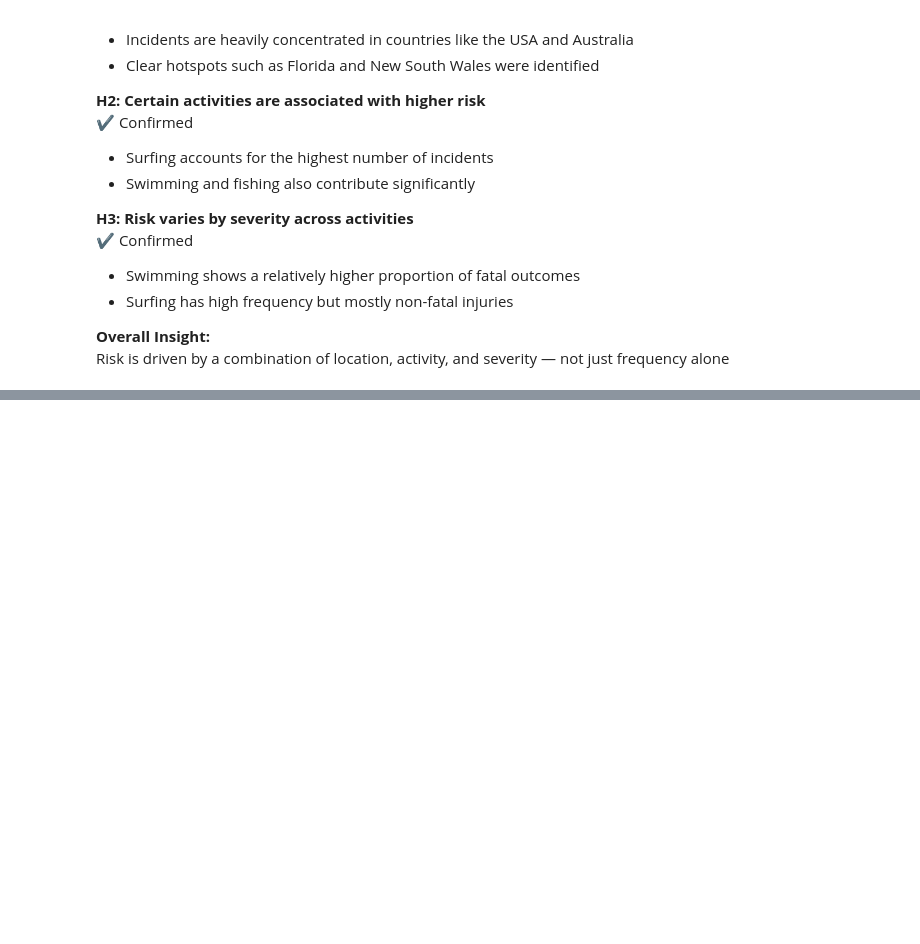
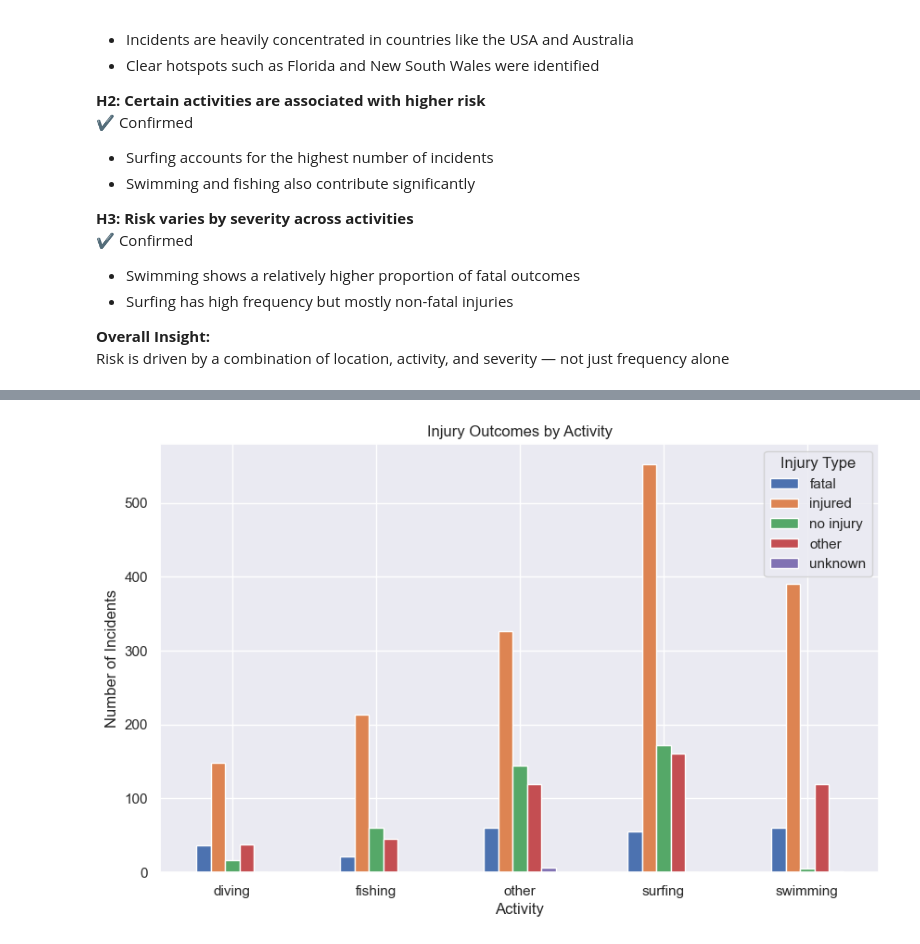
Before and after one commit to lgrefenstein/data-cleaning-pandas, a Jupyter notebook: eda.ipynb, the cells around one changed output, grey strips where cells are left out. Saved outputs shown, nothing was run; the diff lists cells and outputs as text; code cells hidden in the pictures; blank space fills up the shorter version.

```diff
--- a/eda.ipynb
+++ b/eda.ipynb
@@ -265,0 +284,16 @@ We aim to keep visualizations simple, readable, and directly aligned with our ke
+# %%
+# Create a crosstab for activity and injury
+activity_injury = pd.crosstab(df_recent["activity_final"], df_recent["injury_final"])
+# %%
+# Plot activity vs injury as grouped bar chart
+activity_injury.plot(kind="bar", figsize=(10, 6))
+
+plt.title("Injury Outcomes by Activity")
+plt.xlabel("Activity")
+plt.ylabel("Number of Incidents")
+plt.legend(title="Injury Type")
+plt.xticks(rotation=0)
+
+plt.show()
+# %% [output]
+[figure, added]
```
Also changed, not shown: parts of 12 cells of this notebook.
